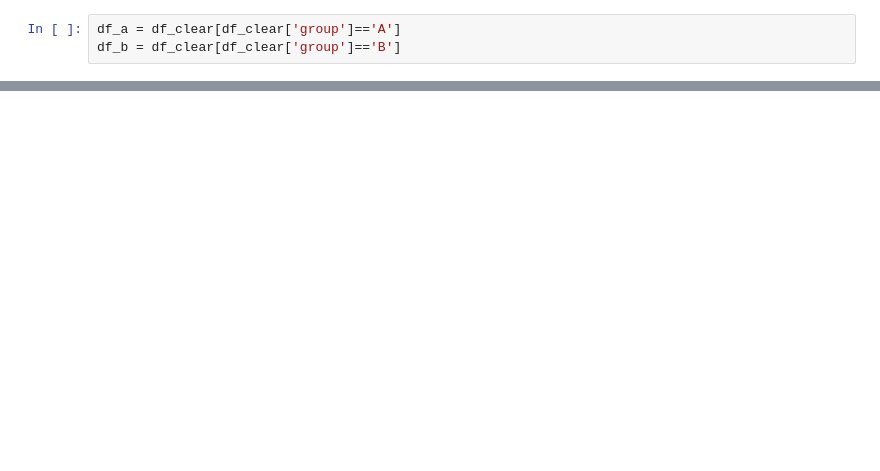
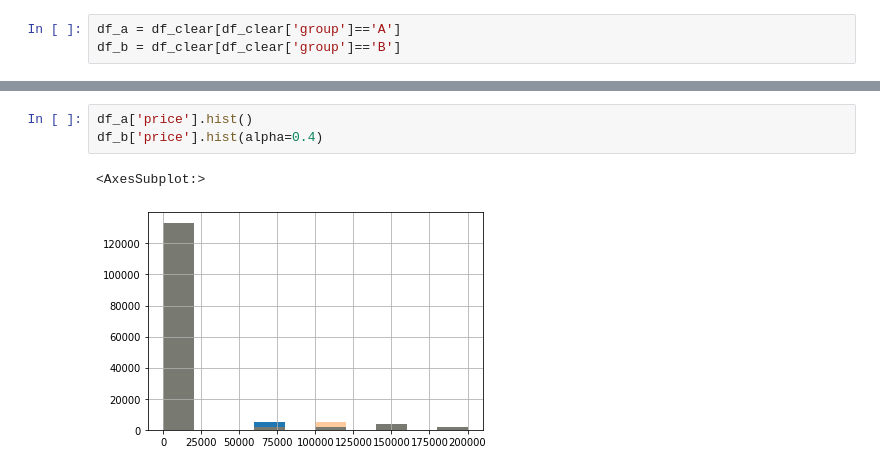
Before and after one commit to VRaptor555/my-apps, a Jupyter notebook: module54/analiz_AB.ipynb, the cells around one changed output, grey strips where cells are left out. Drawn from its saved outputs; the diff is of its cells as text; blank space fills up the shorter version.

```diff
--- a/module54/analiz_AB.ipynb
+++ b/module54/analiz_AB.ipynb
@@ -159,0 +176,6 @@ df_b = df_clear[df_clear['group']=='B']
+# %%
+df_a['price'].hist()
+df_b['price'].hist(alpha=0.4)
+# %% [output]
+<AxesSubplot:>
+[figure, added]
```
Also changed, not shown: parts of 39 cells of this notebook, 6 other files.
